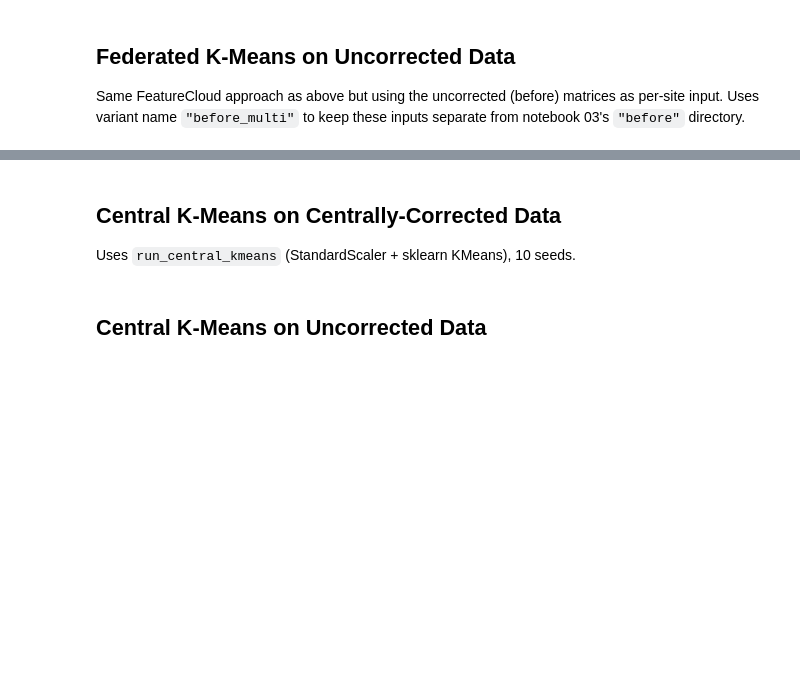
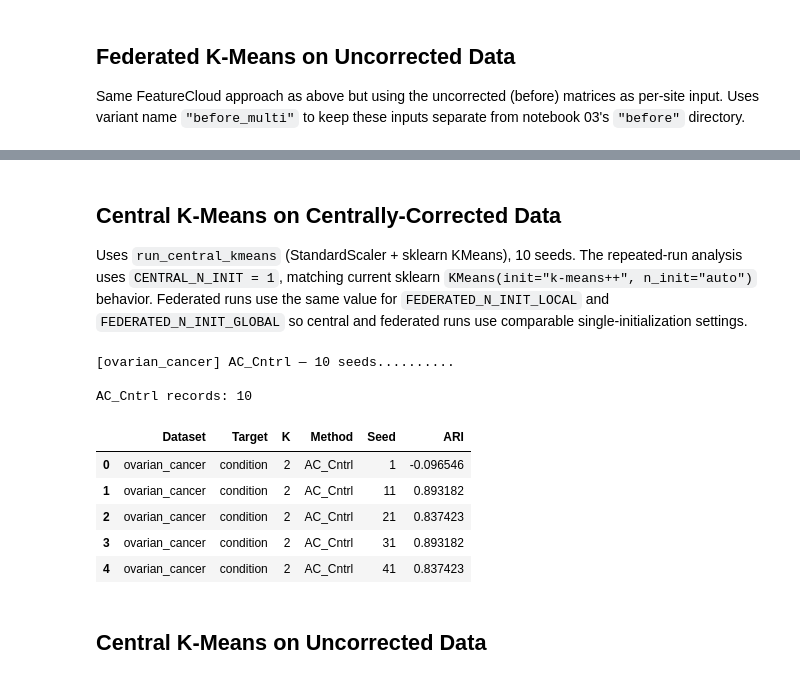
Before and after one commit to Freddsle/fedRBE, a Jupyter notebook: evaluation_clusterization_after_correction/real_datasets/05_multiple_runs.ipynb, the cells around one changed output, grey strips where cells are left out. Saved outputs shown, nothing was run; the diff lists cells and outputs as text; code cells hidden in the pictures; blank space fills up the shorter version.

```diff
--- a/evaluation_clusterization_after_correction/real_datasets/05_multiple_runs.ipynb
+++ b/evaluation_clusterization_after_correction/real_datasets/05_multiple_runs.ipynb
@@ -204,7 +287,7 @@ for ds_name in DATASETS:
     # Centrally-corrected matrix
     try:
         central_path, _ = choose_corrected_path(cfg, "central")
-        central_raw = load_matrix_with_lfs_fallback(central_path, f"{ds_name} central", cfg)
+        central_raw = load_feature_matrix(central_path)
         central_corr = align_matrix_to_metadata(central_raw, metadata, f"{ds_name} central")
         central_corr = drop_rows_with_any_na(central_corr, f"{ds_name} central")
     except FileNotFoundError as e:
@@ -214,7 +297,7 @@ for ds_name in DATASETS:
     # Federated-corrected matrix
     try:
         fed_path, _ = choose_corrected_path(cfg, "federated")
-        fed_raw = load_matrix_with_lfs_fallback(fed_path, f"{ds_name} federated", cfg)
+        fed_raw = load_feature_matrix(fed_path)
         fed_corr = align_matrix_to_metadata(fed_raw, metadata, f"{ds_name} federated")
         fed_corr = drop_rows_with_any_na(fed_corr, f"{ds_name} federated")
     except FileNotFoundError as e:
@@ -372,12 +469,7 @@ Uses variant name `"before_multi"` to keep these inputs separate from notebook 0
 # %%
 bc_fed_records = []
 # %%
-# Build a fast lookup of already finished (dataset, seed) pairs
-done_pairs = {
-    (r.get("Dataset"), r.get("Seed"))
-    for r in bc_fed_records
-    if isinstance(r, dict)
-}
+bc_fed_records = []
 
 for ds_name, data in dataset_data.items():
     cfg          = configs[ds_name]
@@ -386,7 +478,8 @@ for ds_name, data in dataset_data.items():
     k_values     = data["k_values"]
     ds_dir       = OUTPUT_ROOT / ds_name
 
-    # Prepare per-site input directories ONCE from the uncorrected matrix
+    # Prepare per-site input directories ONCE from the uncorrected matrix.
+    # Uses a dedicated variant name so notebook 03's "before" dir is untouched.
     variant_input_dir = prepare_variant_inputs(
         dataset_root=ds_dir,
         variant_name="before_multi",
@@ -400,20 +493,17 @@ for ds_name, data in dataset_data.items():
     for seed in SEEDS:
         print(f"  seed {seed:2d} ...", end="", flush=True)
 
-        # skip if this dataset+seed was already computed
-        if (ds_name, seed) in done_pairs:
-            print(" already done")
-            continue
-
         # Inject seed into every per-site config file
         for client_name in client_names:
             write_kmeans_config(
                 variant_input_dir / client_name / "config_kmeans.yml",
                 k_values,
                 seed=seed,
+                n_init_local=FEDERATED_N_INIT_LOCAL,
+                n_init_global=FEDERATED_N_INIT_GLOBAL,
             )
 
-        # Launch one FeatureCloud test
+        # Launch one FeatureCloud test; results saved to seed-specific paths
         output_tsv = run_single_federated_variant(
             dataset_name=ds_name,
             variant_label="before_multi",
@@ -428,15 +518,14 @@ for ds_name, data in dataset_data.items():
             timeout=TIMEOUT,
             keep_extracted=False,
             aggregate_only=False,
+            run_label=f"seed_{seed:03d}",
+            seed=seed,
         )
 
         # Read cluster labels and compute ARI immediately
-        fed_meta = pd.read_csv(output_tsv, sep="\t").set_index("file")
-        labels = {
-            k: fed_meta[f"Fed_{k}clusters"]
-            for k in k_values
-            if f"Fed_{k}clusters" in fed_meta.columns
-        }
+        labels = read_federated_labels(
+            output_tsv, data["metadata"], k_values, ds_name, "BC_Fed", seed
+        )
         bc_fed_records.extend(
             compute_ari_records(
                 labels, data["metadata"],
@@ -455,29 +578,43 @@ df_bc_fed.head()
 ## Central K-Means on Centrally-Corrected Data
 
 Uses `run_central_kmeans` (StandardScaler + sklearn KMeans), 10 seeds.
+The repeated-run analysis uses `CENTRAL_N_INIT = 1`, matching current sklearn
+`KMeans(init="k-means++", n_init="auto")` behavior. Federated runs use the same
+value for `FEDERATED_N_INIT_LOCAL` and `FEDERATED_N_INIT_GLOBAL` so central and
+federated runs use comparable single-initialization settings.
 # %%
 ac_cntrl_records = []
 
 for ds_name, data in dataset_data.items():
     if data["central_corr"] is None:
         print(f"[{ds_name}] AC_Cntrl: centrally-corrected matrix not available — skipping.")
         continue
     print(f"[{ds_name}] AC_Cntrl — {N_RUNS} seeds", end="", flush=True)
     for seed in SEEDS:
-        labels = run_central_kmeans(data["central_corr"], data["k_values"], seed, n_init=data["n_init"])
+        labels = run_central_kmeans(data["central_corr"], data["k_values"], seed, n_init=CENTRAL_N_INIT)
         ac_cntrl_records.extend(
             compute_ari_records(
                 labels, data["metadata"],
                 data["k_condition"], data["k_batch"],
                 ds_name, "AC_Cntrl", seed,
             )
         )
         print(".", end="", flush=True)
     print()
 
 df_ac_cntrl = pd.DataFrame(ac_cntrl_records)
 print(f"\nAC_Cntrl records: {len(df_ac_cntrl)}")
 df_ac_cntrl.head()
+# %% [output]
+[ovarian_cancer] AC_Cntrl — 10 seeds..........
+
+AC_Cntrl records: 10
+|  | Dataset | Target | K | Method | Seed | ARI |
+| 0 | ovarian_cancer | condition | 2 | AC_Cntrl | 1 | -0.096546 |
+| 1 | ovarian_cancer | condition | 2 | AC_Cntrl | 11 | 0.893182 |
+| 2 | ovarian_cancer | condition | 2 | AC_Cntrl | 21 | 0.837423 |
+| 3 | ovarian_cancer | condition | 2 | AC_Cntrl | 31 | 0.893182 |
+| 4 | ovarian_cancer | condition | 2 | AC_Cntrl | 41 | 0.837423 |
 # %% [markdown]
 ## Central K-Means on Uncorrected Data
 # %%
```
Also changed, not shown: parts of 10 cells of this notebook, 3 other files.
